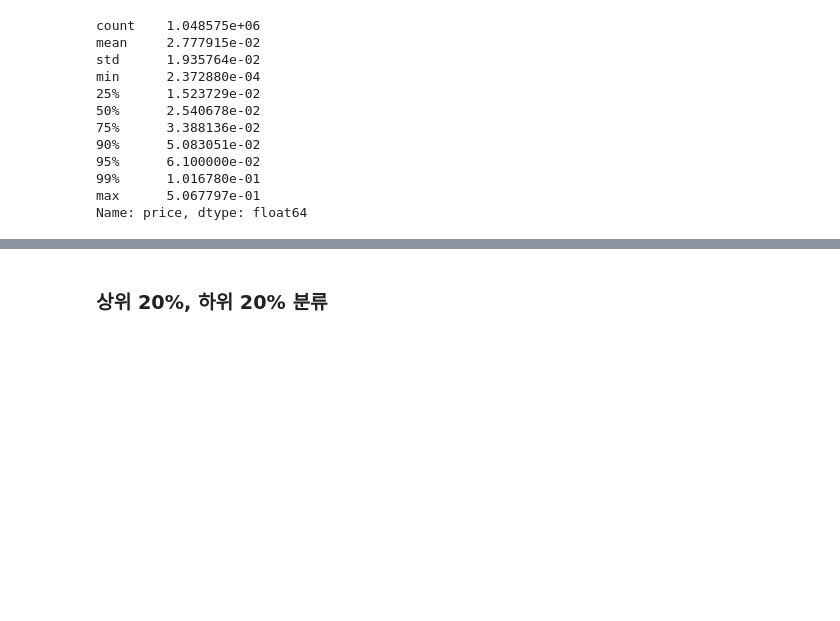
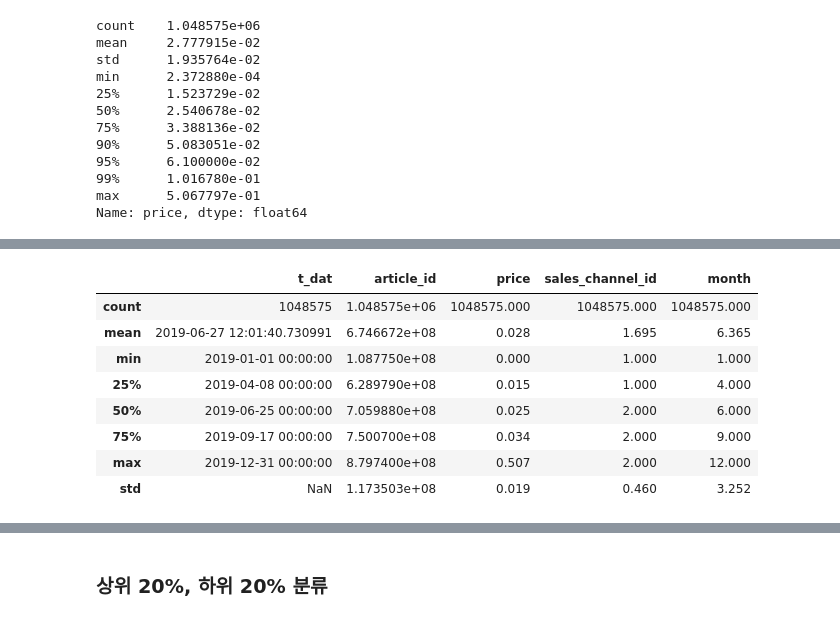
Before and after one commit to leegolem/data-commando-project, a Jupyter notebook: main/1. total_prepare_transactions.ipynb, the cells around one changed output, grey strips where cells are left out. Cells and saved outputs as stored; diff of their text form; code cells hidden in the pictures; blank space fills up the shorter version.

```diff
--- a/main/1. total_prepare_transactions.ipynb
+++ b/main/1. total_prepare_transactions.ipynb
@@ -208,0 +227,13 @@ after_upper = len(trans_clean)
+# %%
+# 분포 재확인
+trans_clean.describe().round(3)
+# %% [output]
+|  | t_dat | article_id | price | sales_channel_id | month |
+| count | 1048575 | 1.048575e+06 | 1048575.000 | 1048575.000 | 1048575.000 |
+| mean | 2019-06-27 12:01:40.730991 | 6.746672e+08 | 0.028 | 1.695 | 6.365 |
+| min | 2019-01-01 00:00:00 | 1.087750e+08 | 0.000 | 1.000 | 1.000 |
+| 25% | 2019-04-08 00:00:00 | 6.289790e+08 | 0.015 | 1.000 | 4.000 |
+| 50% | 2019-06-25 00:00:00 | 7.059880e+08 | 0.025 | 2.000 | 6.000 |
+| 75% | 2019-09-17 00:00:00 | 7.500700e+08 | 0.034 | 2.000 | 9.000 |
+| max | 2019-12-31 00:00:00 | 8.797400e+08 | 0.507 | 2.000 | 12.000 |
+| std | NaN | 1.173503e+08 | 0.019 | 0.460 | 3.252 |
```
Also changed, not shown: parts of 12 cells of this notebook.
